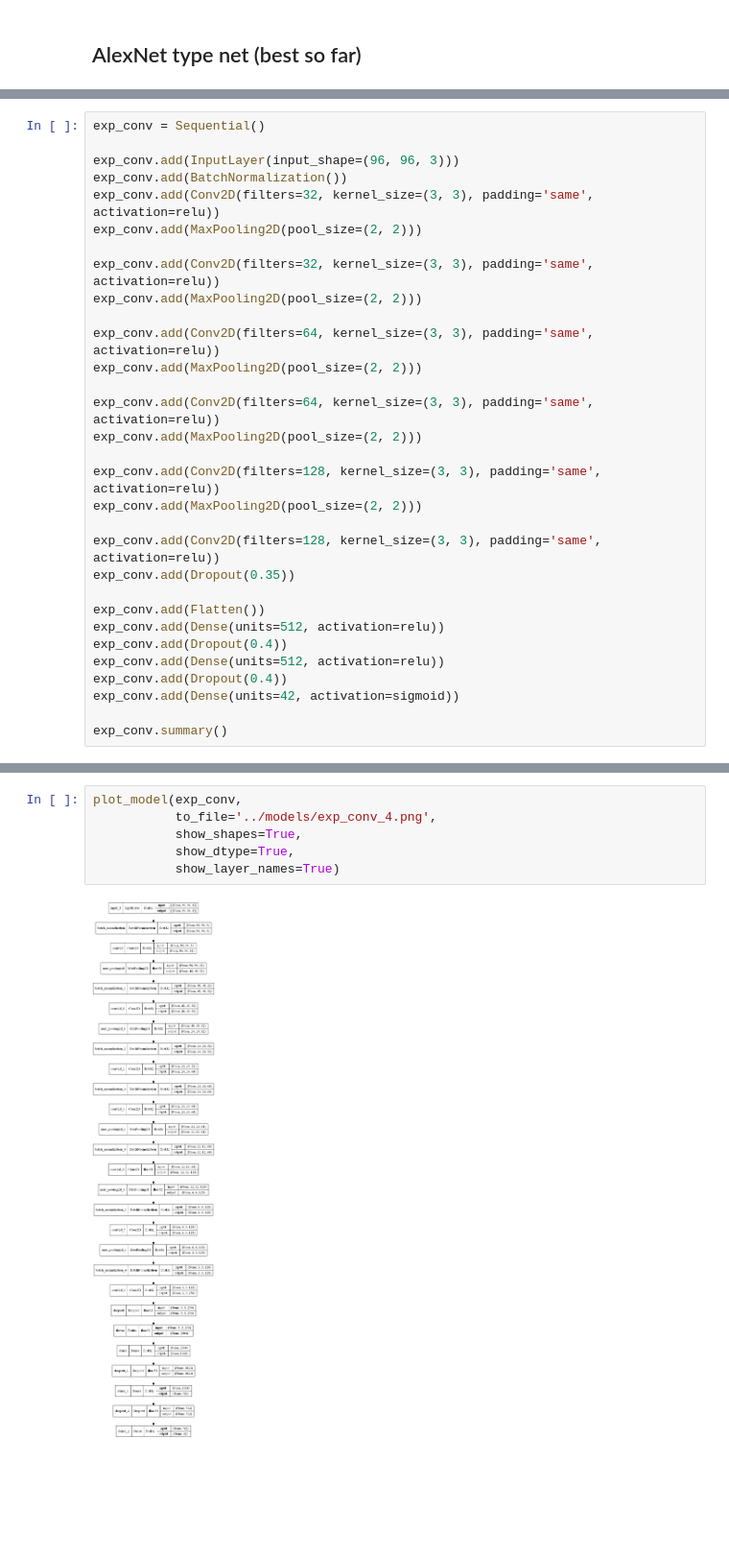
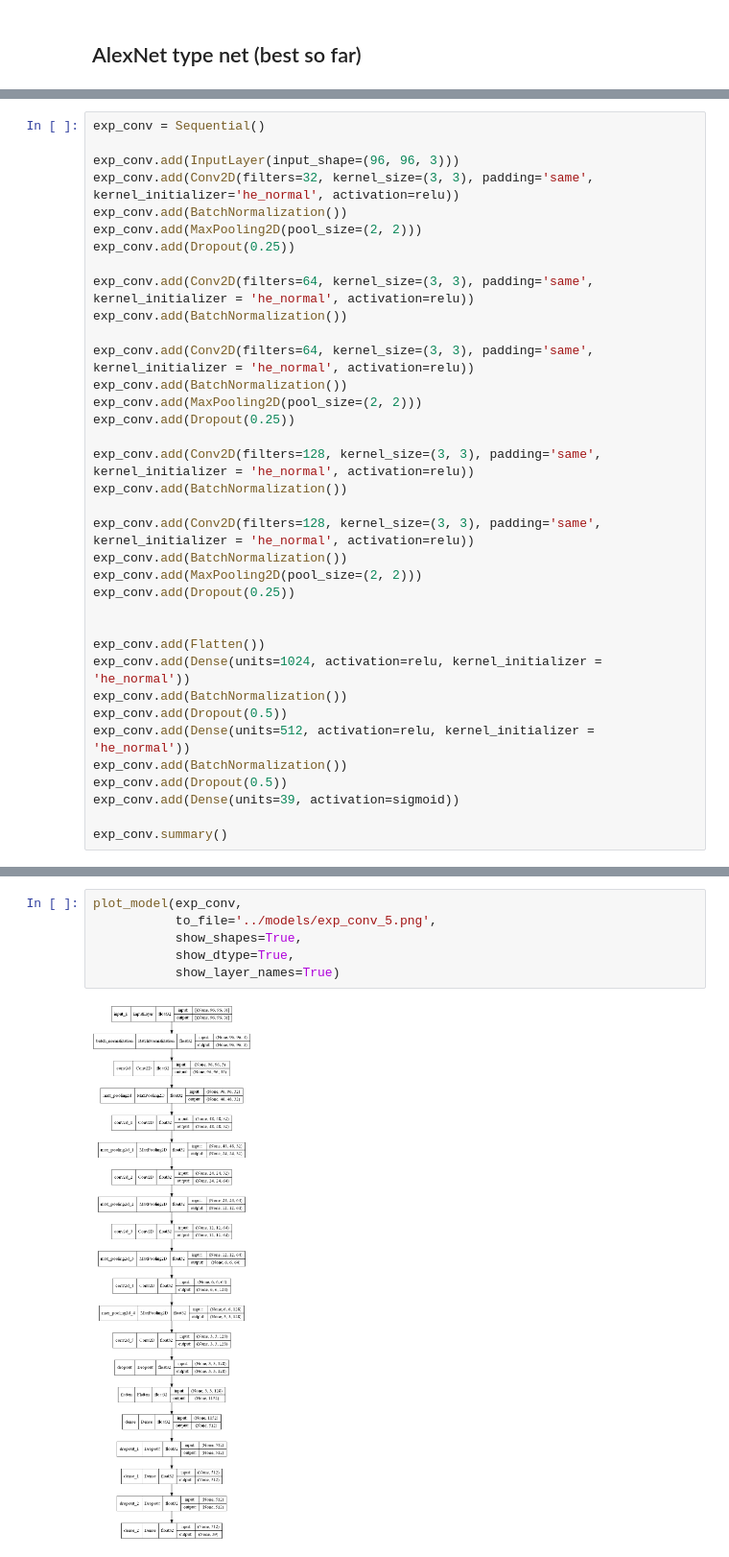
Before and after one commit to ashen007/Identify-Diseases-in-Crops-leaf, a Jupyter notebook: models/exp conv_3.ipynb, the cells around one changed output, grey strips where cells are left out. Shown: that part at 96% size. Cells and saved outputs as stored; diff of their text form; blank space fills up the shorter version.

Commit message:
reduce data by removing garbage classes and reduce model size by one layer and reduce neuron counts

```diff
--- a/models/exp conv_3.ipynb
+++ b/models/exp conv_3.ipynb
@@ -105,31 +94,36 @@ reduce_lr = ReduceLROnPlateau(monitor='val_loss',
 exp_conv = Sequential()
 
 exp_conv.add(InputLayer(input_shape=(96, 96, 3)))
+exp_conv.add(Conv2D(filters=32, kernel_size=(3, 3), padding='same', kernel_initializer='he_normal', activation=relu))
 exp_conv.add(BatchNormalization())
-exp_conv.add(Conv2D(filters=32, kernel_size=(3, 3), padding='same', activation=relu))
 exp_conv.add(MaxPooling2D(pool_size=(2, 2)))
+exp_conv.add(Dropout(0.25))
 
-exp_conv.add(Conv2D(filters=32, kernel_size=(3, 3), padding='same', activation=relu))
+exp_conv.add(Conv2D(filters=64, kernel_size=(3, 3), padding='same', kernel_initializer = 'he_normal', activation=relu))
+exp_conv.add(BatchNormalization())
+
+exp_conv.add(Conv2D(filters=64, kernel_size=(3, 3), padding='same', kernel_initializer = 'he_normal', activation=relu))
+exp_conv.add(BatchNormalization())
 exp_conv.add(MaxPooling2D(pool_size=(2, 2)))
+exp_conv.add(Dropout(0.25))
 
-exp_conv.add(Conv2D(filters=64, kernel_size=(3, 3), padding='same', activation=relu))
+exp_conv.add(Conv2D(filters=128, kernel_size=(3, 3), padding='same', kernel_initializer = 'he_normal', activation=relu))
+exp_conv.add(BatchNormalization())
+
+exp_conv.add(Conv2D(filters=128, kernel_size=(3, 3), padding='same', kernel_initializer = 'he_normal', activation=relu))
+exp_conv.add(BatchNormalization())
 exp_conv.add(MaxPooling2D(pool_size=(2, 2)))
+exp_conv.add(Dropout(0.25))
 
-exp_conv.add(Conv2D(filters=64, kernel_size=(3, 3), padding='same', activation=relu))
-exp_conv.add(MaxPooling2D(pool_size=(2, 2)))
-
-exp_conv.add(Conv2D(filters=128, kernel_size=(3, 3), padding='same', activation=relu))
-exp_conv.add(MaxPooling2D(pool_size=(2, 2)))
-
-exp_conv.add(Conv2D(filters=128, kernel_size=(3, 3), padding='same', activation=relu))
-exp_conv.add(Dropout(0.35))
 
 exp_conv.add(Flatten())
-exp_conv.add(Dense(units=512, activation=relu))
-exp_conv.add(Dropout(0.4))
-exp_conv.add(Dense(units=512, activation=relu))
-exp_conv.add(Dropout(0.4))
-exp_conv.add(Dense(units=42, activation=sigmoid))
+exp_conv.add(Dense(units=1024, activation=relu, kernel_initializer = 'he_normal'))
+exp_conv.add(BatchNormalization())
+exp_conv.add(Dropout(0.5))
+exp_conv.add(Dense(units=512, activation=relu, kernel_initializer = 'he_normal'))
+exp_conv.add(BatchNormalization())
+exp_conv.add(Dropout(0.5))
+exp_conv.add(Dense(units=39, activation=sigmoid))
 
 exp_conv.summary()
 # %% [output]
@@ -152,10 +146,10 @@ Non-trainable params: 902
 _________________________________________________________________
 # %%
 plot_model(exp_conv,
-           to_file='../models/exp_conv_4.png',
+           to_file='../models/exp_conv_5.png',
            show_shapes=True,
            show_dtype=True,
            show_layer_names=True)
 # %% [output]
-[figure, old version]
+[figure, new version]
 # %%
```
Also changed, not shown: parts of 13 cells of this notebook, 2 other files.
